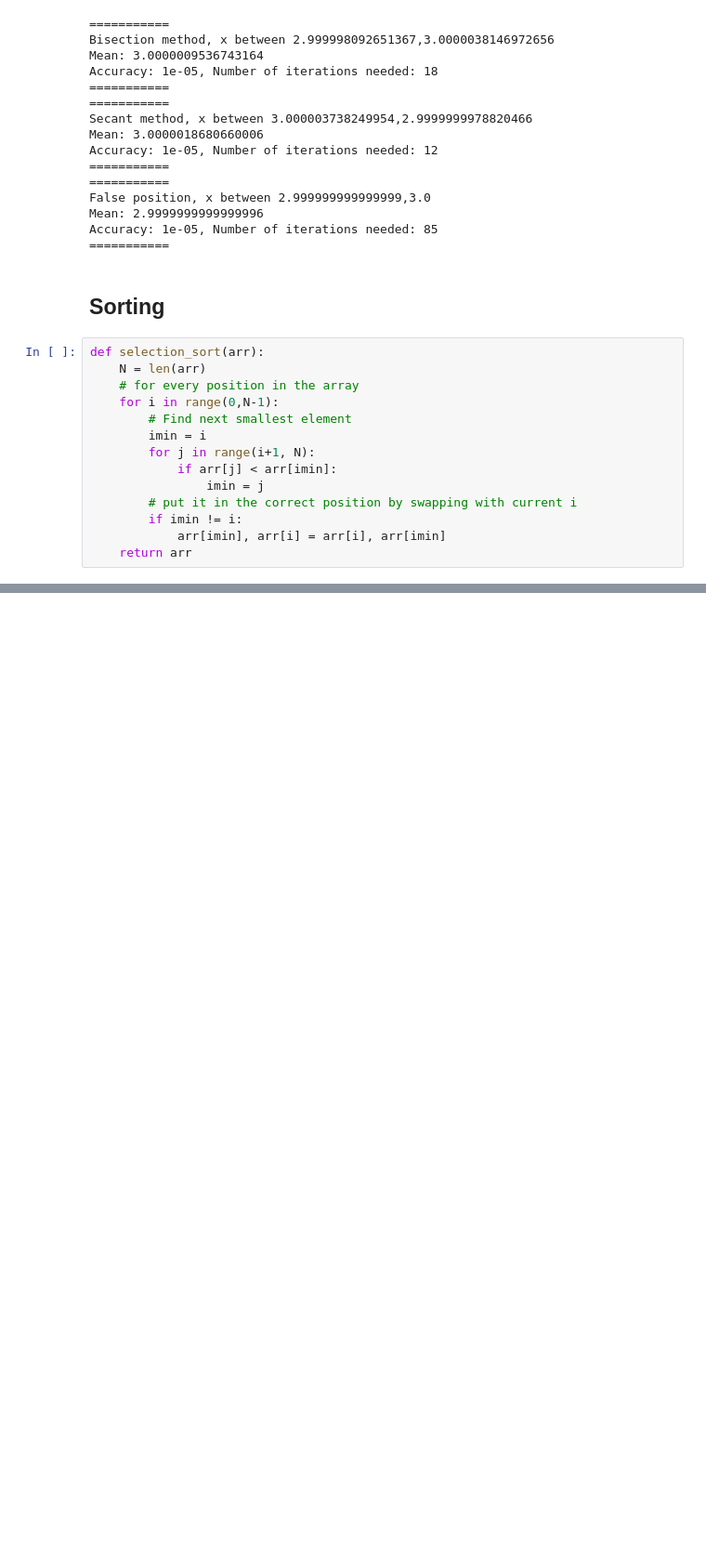
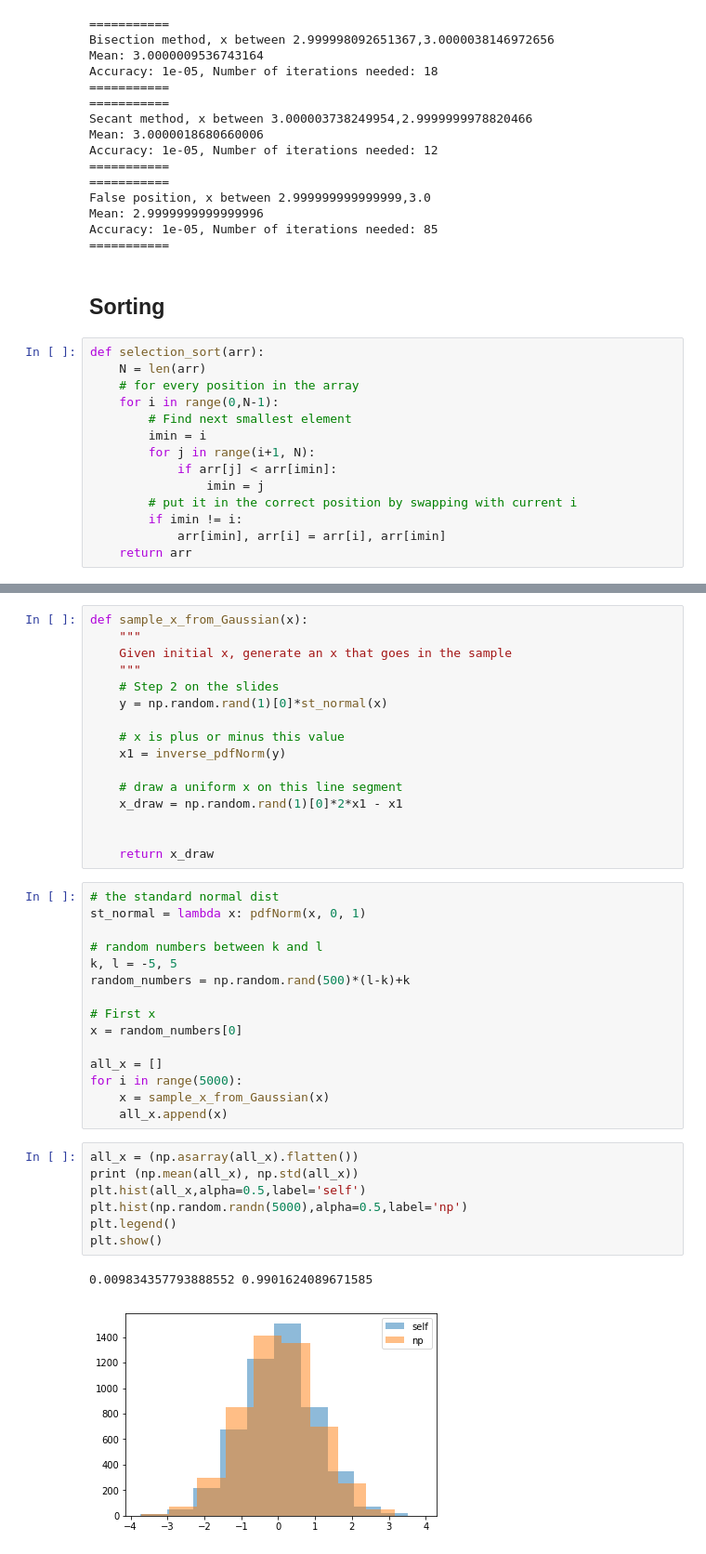
Before and after one commit to ErikOsinga/numerical_recipies, a Jupyter notebook: tutorial5/tutorial5.ipynb, the cells around one changed output, grey strips where cells are left out. Shown at 93% size. Cells and saved outputs as stored; diff of their text form; blank space fills up the shorter version.

```diff
--- a/tutorial5/tutorial5.ipynb
+++ b/tutorial5/tutorial5.ipynb
@@ -184,0 +218,41 @@ print (selection_sort(np.random.rand(N)))
+# %%
+def sample_x_from_Gaussian(x):
+    """
+    Given initial x, generate an x that goes in the sample
+    """
+    # Step 2 on the slides
+    y = np.random.rand(1)[0]*st_normal(x)
+
+    # x is plus or minus this value
+    x1 = inverse_pdfNorm(y)
+
+    # draw a uniform x on this line segment
+    x_draw = np.random.rand(1)[0]*2*x1 - x1
+
+
+    return x_draw
+# %%
+# the standard normal dist
+st_normal = lambda x: pdfNorm(x, 0, 1)
+
+# random numbers between k and l
+k, l = -5, 5
+random_numbers = np.random.rand(500)*(l-k)+k
+
+# First x
+x = random_numbers[0]
+
+all_x = []
+for i in range(5000):
+    x = sample_x_from_Gaussian(x)
+    all_x.append(x)
+# %%
+all_x = (np.asarray(all_x).flatten())
+print (np.mean(all_x), np.std(all_x))
+plt.hist(all_x,alpha=0.5,label='self')
+plt.hist(np.random.randn(5000),alpha=0.5,label='np')
+plt.legend()
+plt.show()
+# %% [output]
+0.009834357793888552 0.9901624089671585
+[figure, added]
```
Also changed, not shown: parts of 9 cells of this notebook, 6 other files.
